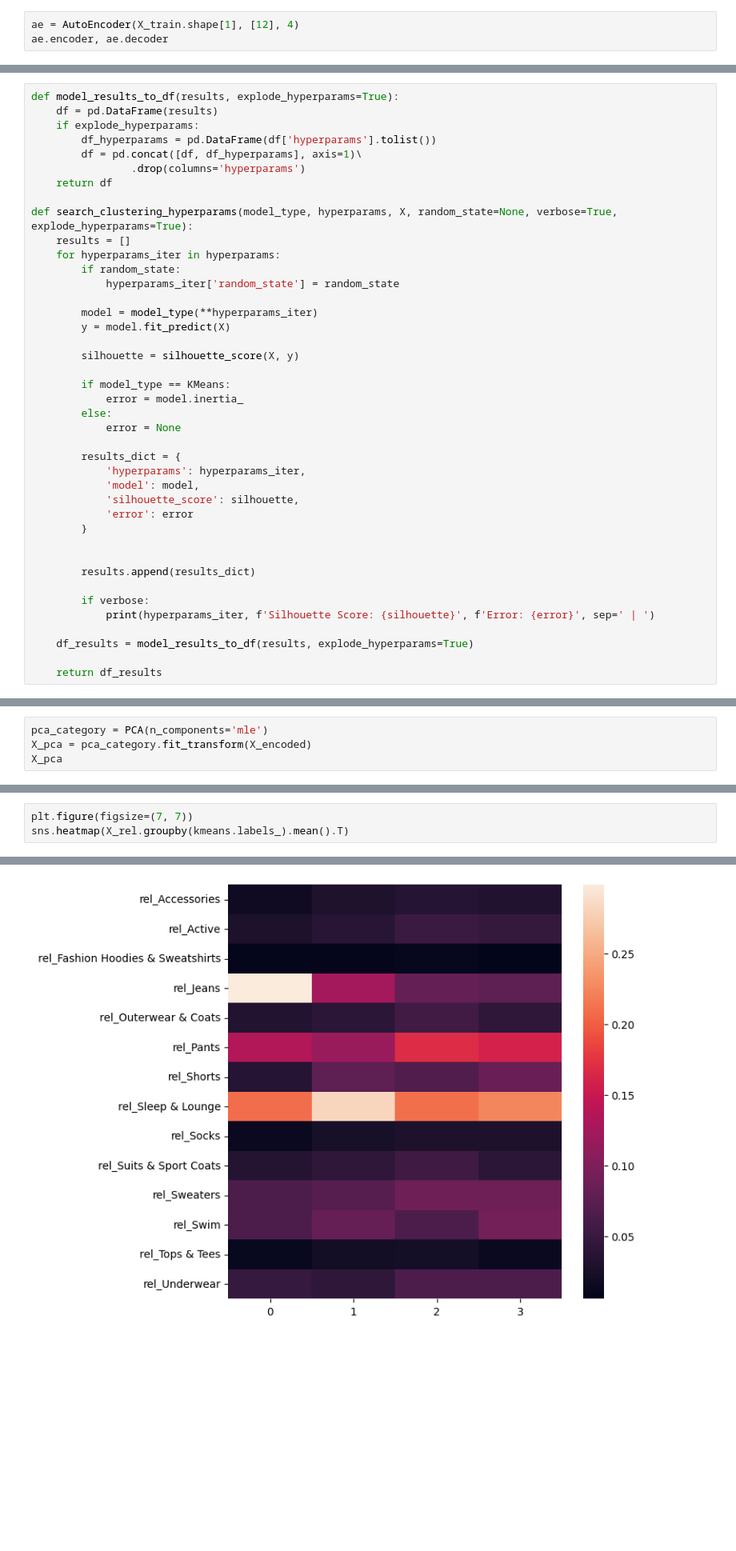
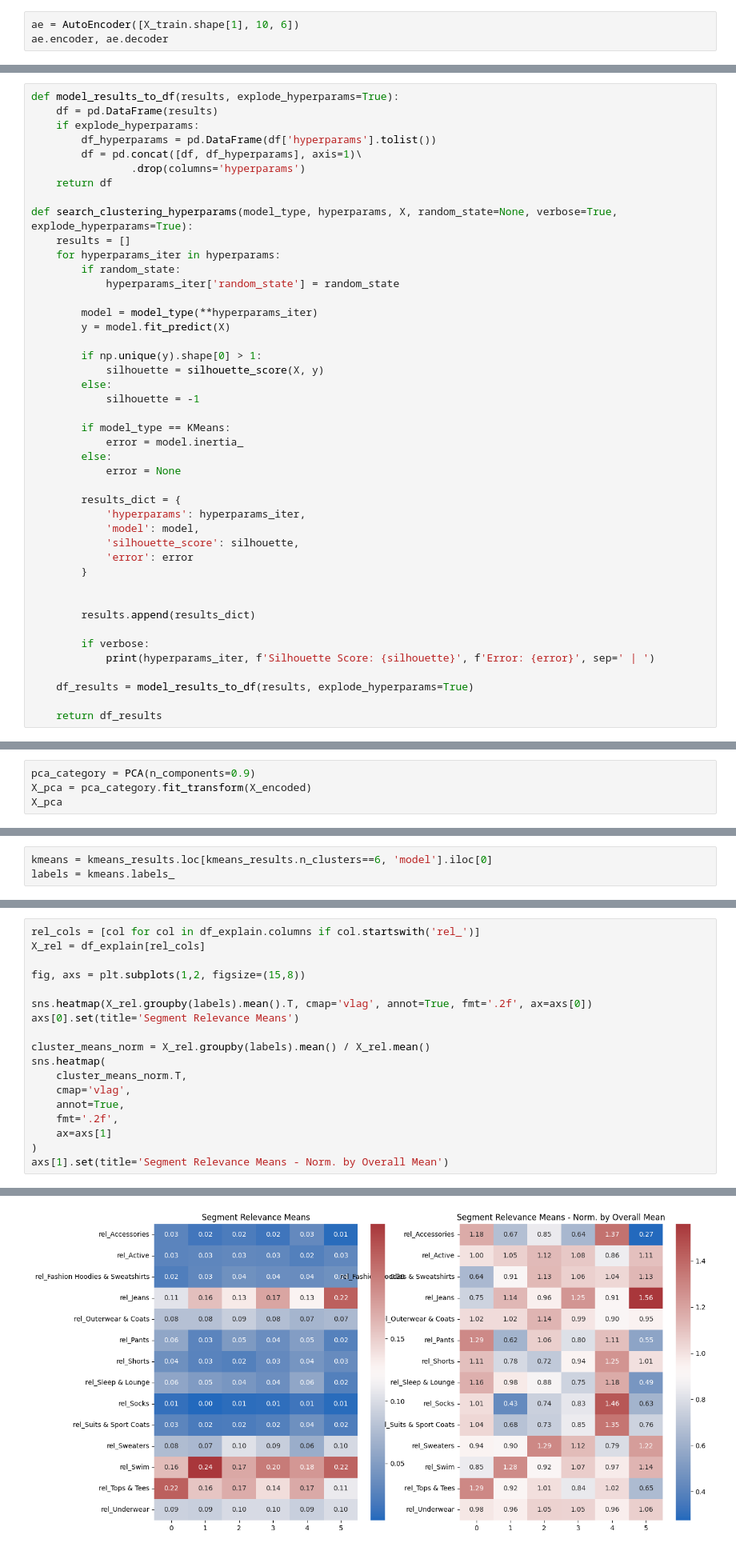
Before and after one commit to egeatmaca/ecommerce_segments, a Jupyter notebook: notebooks/customer_segmentation_category.ipynb, the cells around one changed output, grey strips where cells are left out. Shown at 80% size. Cells and saved outputs as stored; diff of their text form; blank space fills up the shorter version.

Commit message:
categorical segmentation checkpoint

```diff
--- a/notebooks/customer_segmentation_category.ipynb
+++ b/notebooks/customer_segmentation_category.ipynb
@@ -282,5 +259,5 @@ valid_loader = DataLoader(dataset_valid, batch_size=64, shuffle=True)
 # %%
-ae = AutoEncoder(X_train.shape[1], [12], 4)
+ae = AutoEncoder([X_train.shape[1], 10, 6])
 ae.encoder, ae.decoder
 # %% [output]
 (Sequential(
@@ -486,7 +442,10 @@ def search_clustering_hyperparams(model_type, hyperparams, X, random_state=None,
         model = model_type(**hyperparams_iter)
         y = model.fit_predict(X)
 
-        silhouette = silhouette_score(X, y)
+        if np.unique(y).shape[0] > 1:
+            silhouette = silhouette_score(X, y)
+        else:
+            silhouette = -1
 
         if model_type == KMeans:
             error = model.inertia_
@@ -561,5 +526,5 @@ array([[0.7598573 , 0.74890596, 0.6865443 , 0.22765388],
 # %%
-pca_category = PCA(n_components='mle')
+pca_category = PCA(n_components=0.9)
 X_pca = pca_category.fit_transform(X_encoded)
 X_pca
 # %% [output]
@@ -612,0 +579,3 @@ kmeans_results.plot(x='n_clusters', y='silhouette_score', ax=axs[1])
+# %%
+kmeans = kmeans_results.loc[kmeans_results.n_clusters==6, 'model'].iloc[0]
+labels = kmeans.labels_
@@ -637,4 +659,19 @@ X_rel = df_explain[rel_cols]
 # %%
-plt.figure(figsize=(7, 7))
-sns.heatmap(X_rel.groupby(kmeans.labels_).mean().T)
+rel_cols = [col for col in df_explain.columns if col.startswith('rel_')]
+X_rel = df_explain[rel_cols]
+
+fig, axs = plt.subplots(1,2, figsize=(15,8))
+
+sns.heatmap(X_rel.groupby(labels).mean().T, cmap='vlag', annot=True, fmt='.2f', ax=axs[0])
+axs[0].set(title='Segment Relevance Means')
+
+cluster_means_norm = X_rel.groupby(labels).mean() / X_rel.mean()
+sns.heatmap(
+    cluster_means_norm.T,
+    cmap='vlag',
+    annot=True,
+    fmt='.2f',
+    ax=axs[1]
+)
+axs[1].set(title='Segment Relevance Means - Norm. by Overall Mean')
 # %% [output]
@@ -642 +679 @@ sns.heatmap(X_rel.groupby(kmeans.labels_).mean().T)
-[figure, old version]
+[figure, new version]
```
Also changed, not shown: parts of 58 cells of this notebook, 10 other files.
